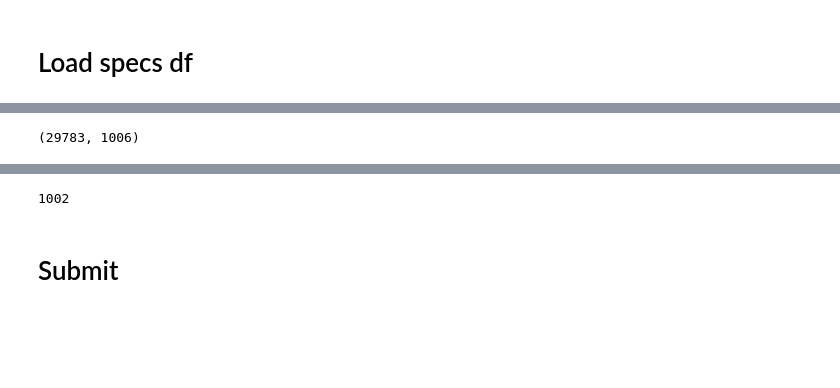
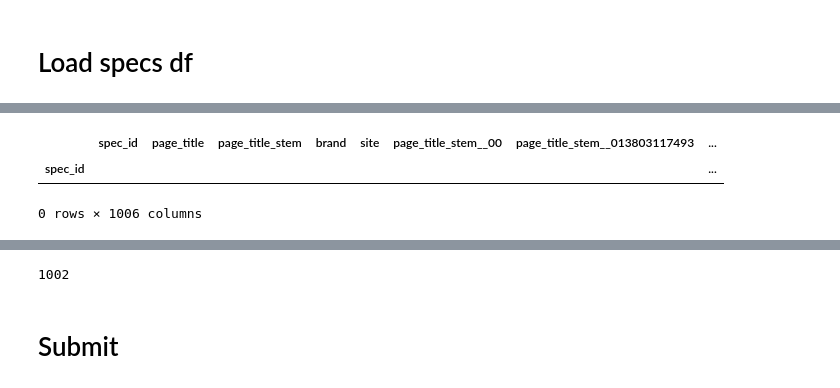
Before and after one commit to btseytlin/Sigmod-Competition, a Jupyter notebook: notebooks/pipeline.ipynb, the cells around one changed output, grey strips where cells are left out. Cells and saved outputs as stored; diff of their text form; code cells hidden in the pictures; blank space fills up the shorter version.

```diff
--- a/notebooks/pipeline.ipynb
+++ b/notebooks/pipeline.ipynb
@@ -182,8 +182,9 @@ specs_df.shape
 # %%
-specs_df = specs_df[~specs_df.page_title.isnull()]
-specs_df.shape
+specs_df[specs_df.page_title.isnull()]
 # %% [output]
+|  | spec_id | page_title | page_title_stem | brand | site | page_title_stem__00 | page_title_stem__013803117493 | ... |
+| spec_id |  |  |  |  |  |  |  | ... |
-(29783, 1006)
+0 rows × 1006 columns
 # %%
 specs_df.head()
 # %% [output]
```
Also changed, not shown: parts of 10 cells of this notebook, 3 other files.
